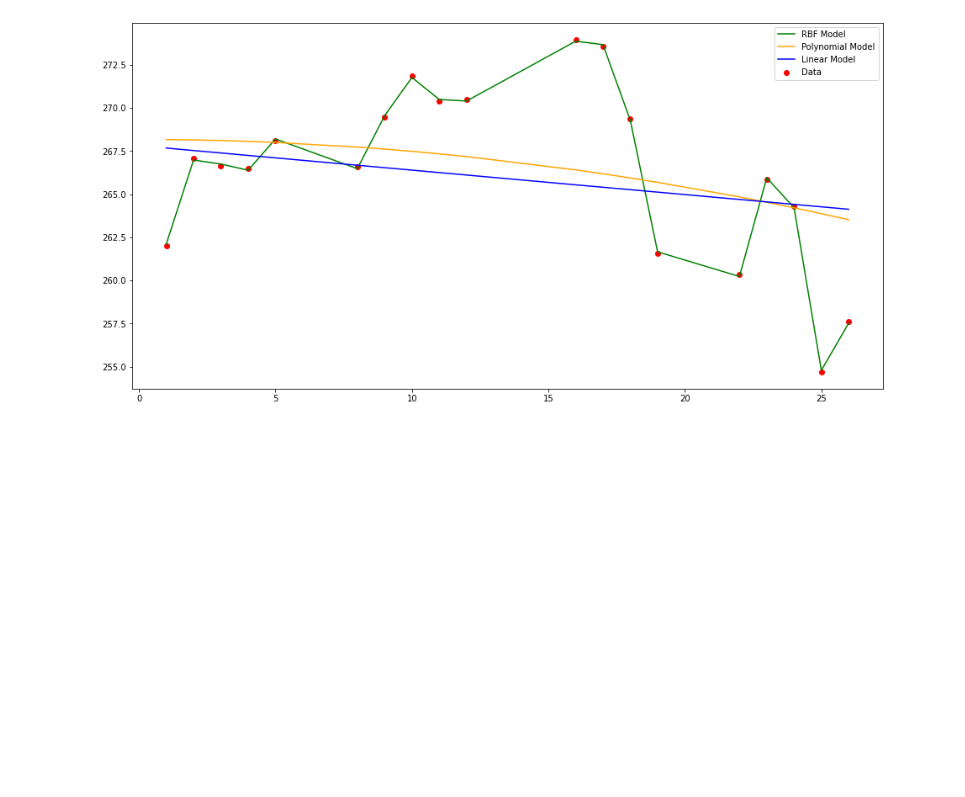
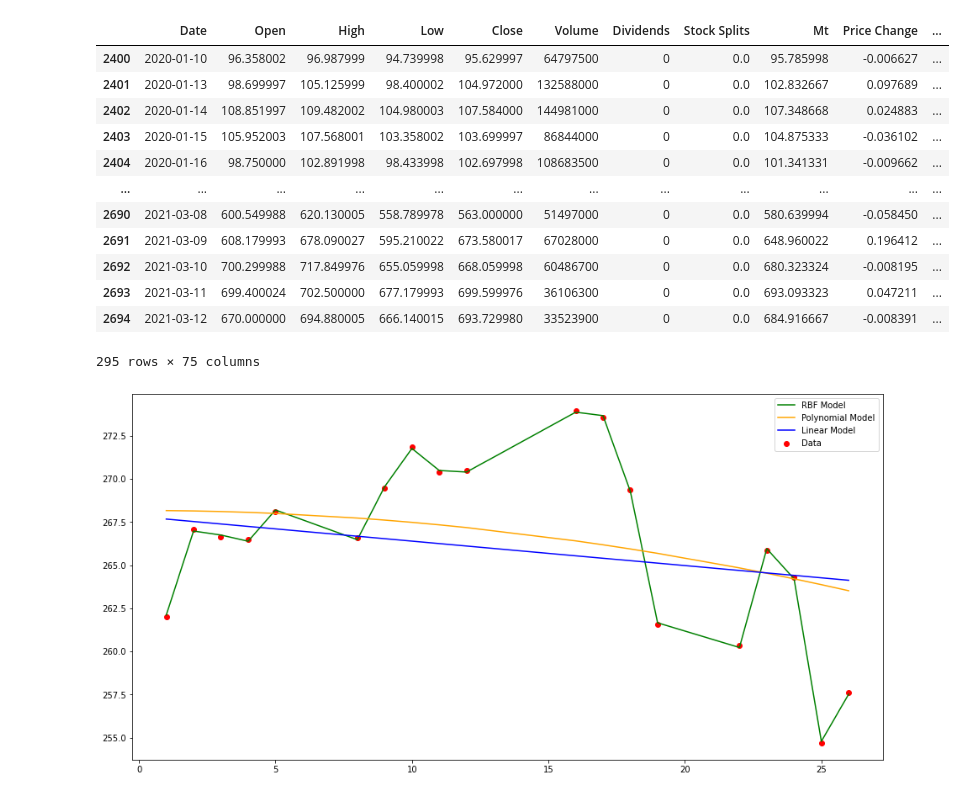
Before and after one commit to Scorpsy/Group_Project, a Jupyter notebook: svr.ipynb, the cells around one changed output. Cells and saved outputs as stored; diff of their text form; code cells hidden in the pictures; blank space fills up the shorter version.

Commit message:
data processing and tsla data

```diff
--- a/svr.ipynb
+++ b/svr.ipynb
@@ -3,6 +3,23 @@ from sklearn.svm import SVR
 import numpy as np
 import pandas as pd
 import matplotlib.pyplot as plt
+# %%
+df = pd.read_csv("tsla_data.csv")
+df[2400:]
+# %% [output]
+|  | Date | Open | High | Low | Close | Volume | Dividends | Stock Splits | Mt | Price Change | ... |
+| 2400 | 2020-01-10 | 96.358002 | 96.987999 | 94.739998 | 95.629997 | 64797500 | 0 | 0.0 | 95.785998 | -0.006627 | ... |
+| 2401 | 2020-01-13 | 98.699997 | 105.125999 | 98.400002 | 104.972000 | 132588000 | 0 | 0.0 | 102.832667 | 0.097689 | ... |
+| 2402 | 2020-01-14 | 108.851997 | 109.482002 | 104.980003 | 107.584000 | 144981000 | 0 | 0.0 | 107.348668 | 0.024883 | ... |
+| 2403 | 2020-01-15 | 105.952003 | 107.568001 | 103.358002 | 103.699997 | 86844000 | 0 | 0.0 | 104.875333 | -0.036102 | ... |
+| 2404 | 2020-01-16 | 98.750000 | 102.891998 | 98.433998 | 102.697998 | 108683500 | 0 | 0.0 | 101.341331 | -0.009662 | ... |
+| ... | ... | ... | ... | ... | ... | ... | ... | ... | ... | ... | ... |
+| 2690 | 2021-03-08 | 600.549988 | 620.130005 | 558.789978 | 563.000000 | 51497000 | 0 | 0.0 | 580.639994 | -0.058450 | ... |
+| 2691 | 2021-03-09 | 608.179993 | 678.090027 | 595.210022 | 673.580017 | 67028000 | 0 | 0.0 | 648.960022 | 0.196412 | ... |
+| 2692 | 2021-03-10 | 700.299988 | 717.849976 | 655.059998 | 668.059998 | 60486700 | 0 | 0.0 | 680.323324 | -0.008195 | ... |
+| 2693 | 2021-03-11 | 699.400024 | 702.500000 | 677.179993 | 699.599976 | 36106300 | 0 | 0.0 | 693.093323 | 0.047211 | ... |
+| 2694 | 2021-03-12 | 670.000000 | 694.880005 | 666.140015 | 693.729980 | 33523900 | 0 | 0.0 | 684.916667 | -0.008391 | ... |
+295 rows × 75 columns
 # %%
 df = pd.read_csv("fb_data.csv")
 #print(df.tail())
```
Also changed, not shown: parts of 1 cell of this notebook, 2 other files.
